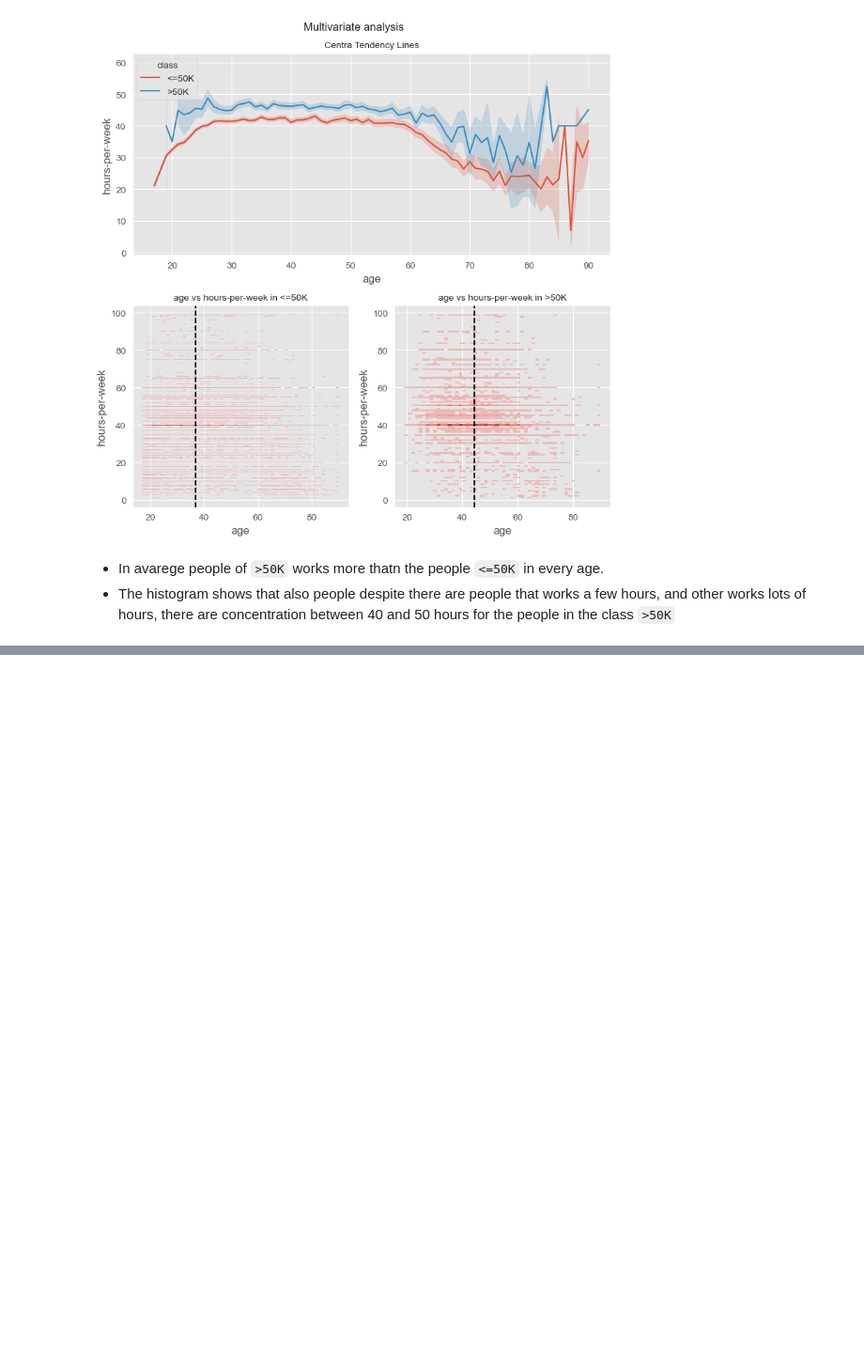
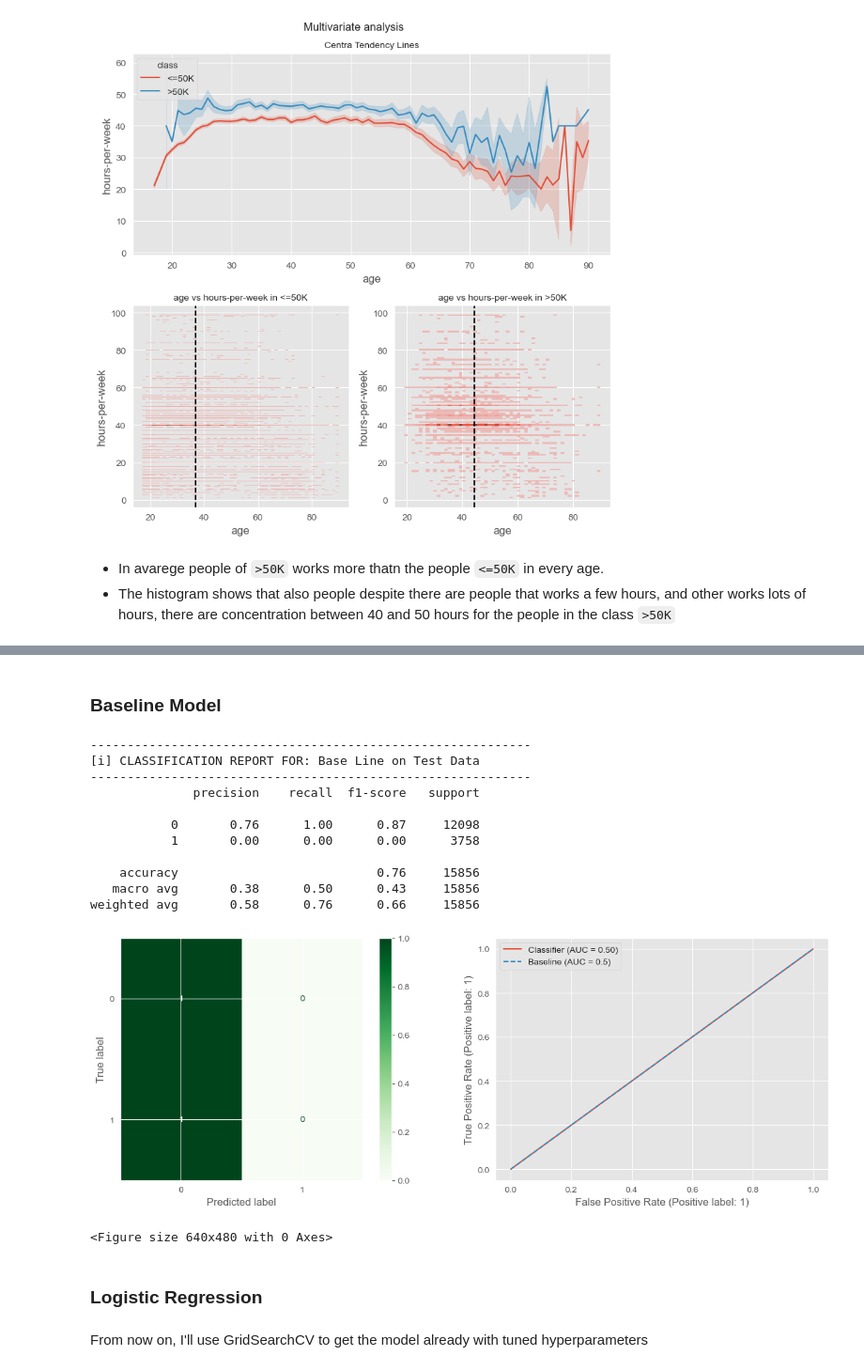
Before and after one commit to diazid/Census_Income, a Jupyter notebook: Project 2 - Census Income.ipynb, the cells around one changed output, grey strips where cells are left out. Shown at 94% size. Cells and saved outputs as stored; diff of their text form; code cells hidden in the pictures; blank space fills up the shorter version.

Commit message:
Project Update
I loaded the model

```diff
--- a/Project 2 - Census Income.ipynb
+++ b/Project 2 - Census Income.ipynb
@@ -530,0 +632,2 @@ multivar_analysis(alldata, numvar_1='age', numvar_2='hours-per-week', cat_var='c
+# %%
+alldata.drop(columns='age', inplace=True)
@@ -530,0 +730,61 @@ multivar_analysis(alldata, numvar_1='age', numvar_2='hours-per-week', cat_var='c
+# %%
+#@title
+## Metrics Function
+def evaluate_classification(y_test, y_preds, label="Test Data"):
+    ## Print classification report for the test data (and make it pretty!)
+    print('---'*20)
+    print(f"[i] CLASSIFICATION REPORT FOR: {label}")
+    print('---'*20)
+    # print the classification report from the test data
+    print(classification_report(y_test, y_preds))
+
+    fig, axes = plt.subplots(1,2, figsize=(15,5))
+
+    # create a confusion matrix with the test data
+    ConfusionMatrixDisplay.from_predictions(y_test, y_preds,
+                                            normalize='true', cmap='Greens',
+                                            ax = axes[0])
+
+    RocCurveDisplay.from_predictions(y_test, y_preds, ax=axes[1])
+    axes[1].plot([0, 1], [0, 1], ls = '--', label = 'Baseline (AUC = 0.5)')
+    plt.legend()
+    plt.show()
+
+    plt.savefig(f'img/{label}.jpg')
+
+    ## Taken from the Week 7 > Code Along > Class 2
+# %% [markdown]
+### Baseline Model
+# %%
+## baseline
+base = DummyClassifier(random_state=42)
+
+##putting into the pipeline
+base_pipe = make_pipeline(preprocessor, base)
+
+## Fit
+base_pipe.fit(X_train, y_train)
+
+## predict
+base_predictions = base_pipe.predict(X_test)
+
+## Metrics
+evaluate_classification(y_test, base_predictions, label='Base Line on Test Data')
+# %% [output]
+------------------------------------------------------------
+[i] CLASSIFICATION REPORT FOR: Base Line on Test Data
+------------------------------------------------------------
+              precision    recall  f1-score   support
+
+           0       0.76      1.00      0.87     12098
+           1       0.00      0.00      0.00      3758
+
+    accuracy                           0.76     15856
+   macro avg       0.38      0.50      0.43     15856
+weighted avg       0.58      0.76      0.66     15856
+[figure, added]
+<Figure size 640x480 with 0 Axes>
+# %% [markdown]
+### Logistic Regression
+# %% [markdown]
+From now on, I'll use GridSearchCV to get the model already with tuned hyperparameters
```
Also changed, not shown: parts of 86 cells of this notebook, 13 other files.
